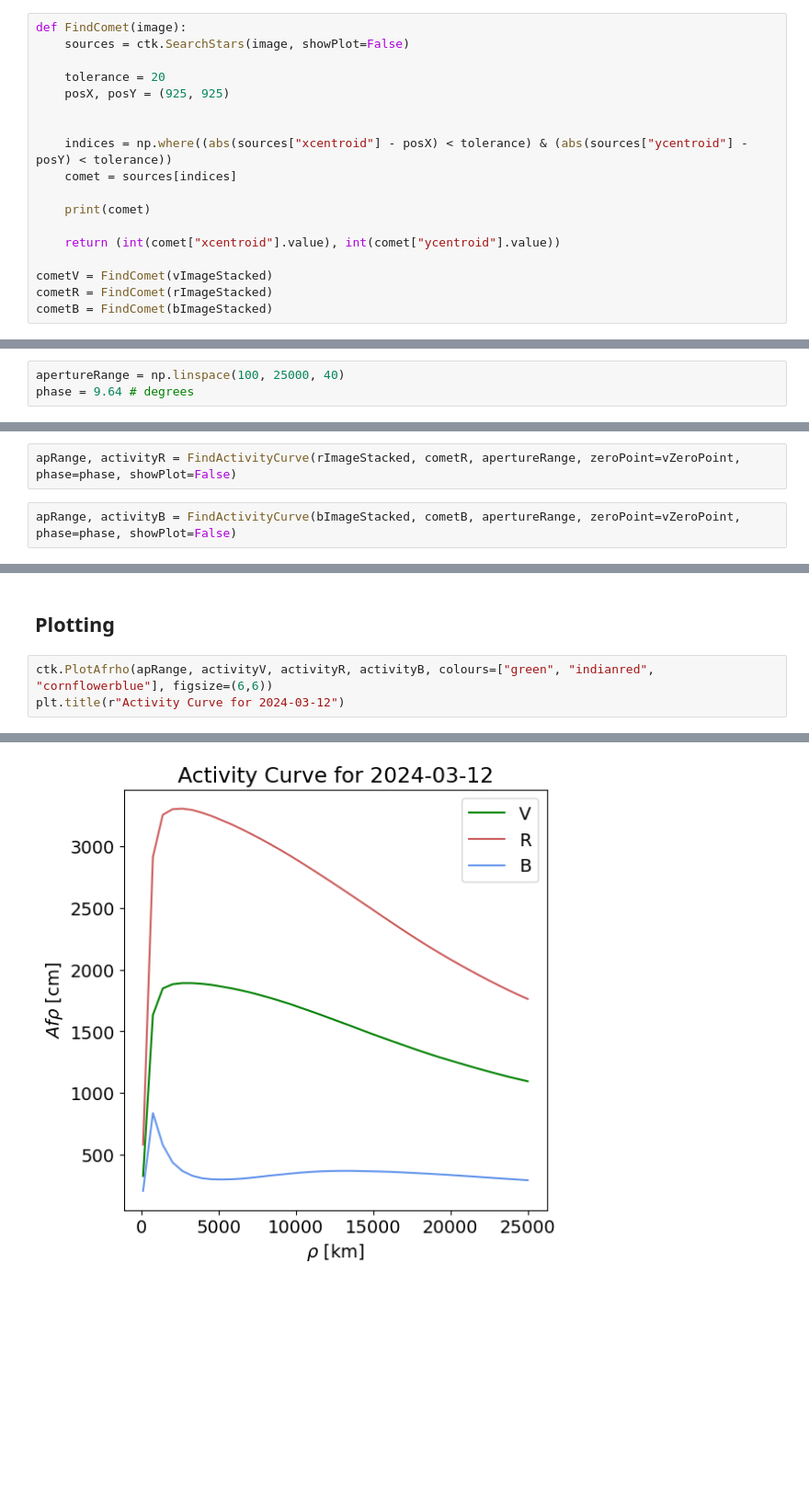
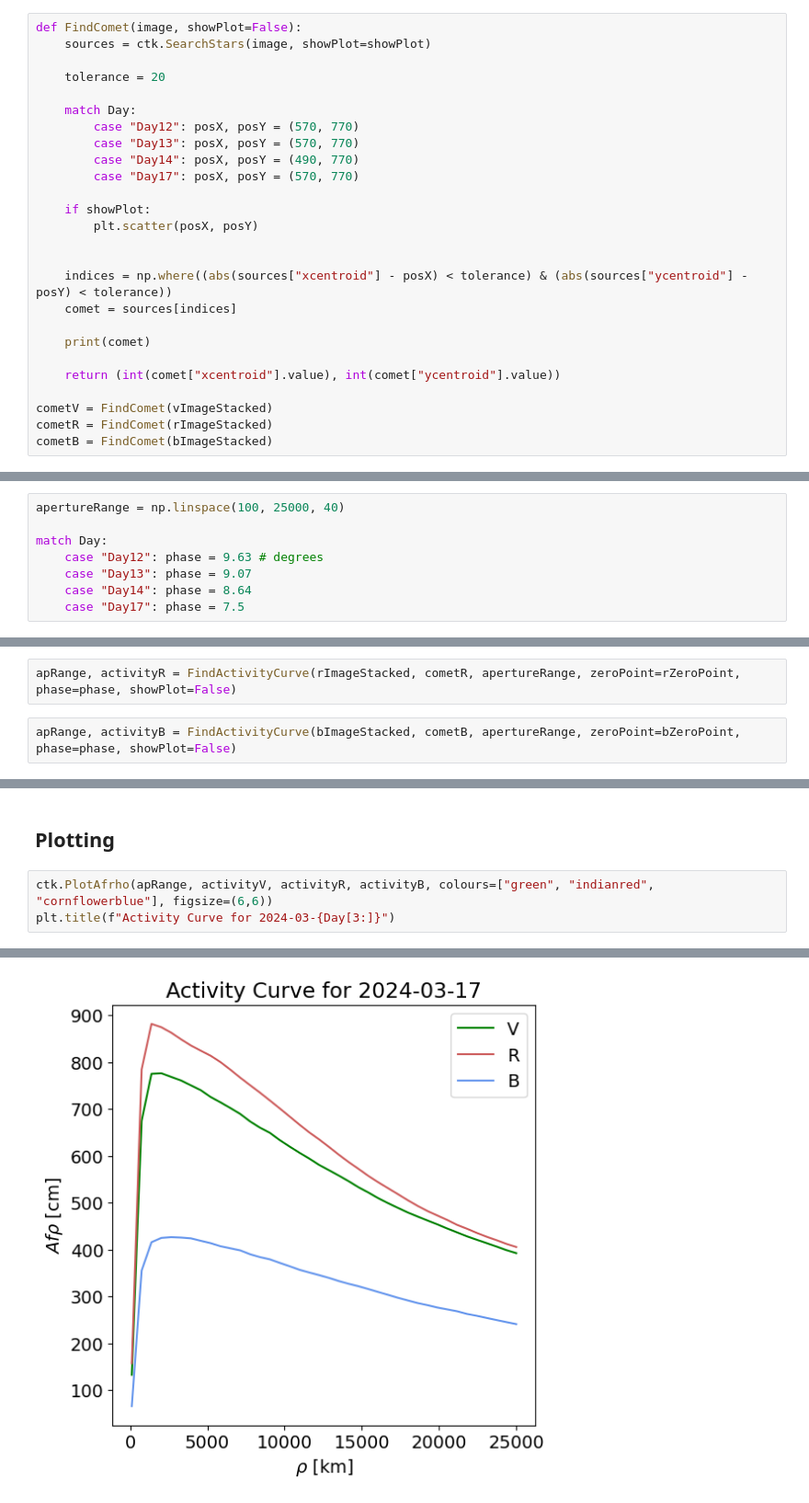
Before and after one commit to daraghhollman/Comet62P-Tsuchinshan, a Jupyter notebook: NewScripts/aperturePhotometry.ipynb, the cells around one changed output, grey strips where cells are left out. Shown at 92% size. Saved outputs shown, nothing was run; the diff lists cells and outputs as text; blank space fills up the shorter version.

Commit message:
Finalised activity routines

```diff
--- a/NewScripts/aperturePhotometry.ipynb
+++ b/NewScripts/aperturePhotometry.ipynb
@@ -101,9 +138,17 @@ bImageStacked = ctk.GetImage("../DataProducts/bStacked.fits")
 # %%
-def FindComet(image):
-    sources = ctk.SearchStars(image, showPlot=False)
+def FindComet(image, showPlot=False):
+    sources = ctk.SearchStars(image, showPlot=showPlot)
 
     tolerance = 20
-    posX, posY = (925, 925)
+
+    match Day:
+        case "Day12": posX, posY = (570, 770)
+        case "Day13": posX, posY = (570, 770)
+        case "Day14": posX, posY = (490, 770)
+        case "Day17": posX, posY = (570, 770)
+
+    if showPlot:
+        plt.scatter(posX, posY)
 
 
     indices = np.where((abs(sources["xcentroid"] - posX) < tolerance) & (abs(sources["ycentroid"] - posY) < tolerance))
@@ -184,13 +229,18 @@ def FindActivityCurve(image, comet, apertureRangeKm, zeroPoint, phase, showPlot=
     return [apertureRangeKm, activity]
 # %%
 apertureRange = np.linspace(100, 25000, 40)
-phase = 9.64 # degrees
+
+match Day:
+    case "Day12": phase = 9.63 # degrees
+    case "Day13": phase = 9.07
+    case "Day14": phase = 8.64
+    case "Day17": phase = 7.5
 # %%
 apRange, activityV = FindActivityCurve(vImageStacked, cometV, apertureRange, zeroPoint=vZeroPoint, phase=phase, showPlot=False)
 # %%
-apRange, activityR = FindActivityCurve(rImageStacked, cometR, apertureRange, zeroPoint=vZeroPoint, phase=phase, showPlot=False)
+apRange, activityR = FindActivityCurve(rImageStacked, cometR, apertureRange, zeroPoint=rZeroPoint, phase=phase, showPlot=False)
 # %%
-apRange, activityB = FindActivityCurve(bImageStacked, cometB, apertureRange, zeroPoint=vZeroPoint, phase=phase, showPlot=False)
+apRange, activityB = FindActivityCurve(bImageStacked, cometB, apertureRange, zeroPoint=bZeroPoint, phase=phase, showPlot=False)
 # %%
 def SaveActivityData(outputPath, apertureRange, activityV, activityR, activityB):
 
@@ -203,5 +253,5 @@ SaveActivityData("../DataProducts/Activity/day12", apRange, activityV, activityR
 ## Plotting
 # %%
 ctk.PlotAfrho(apRange, activityV, activityR, activityB, colours=["green", "indianred", "cornflowerblue"], figsize=(6,6))
-plt.title(r"Activity Curve for 2024-03-12")
+plt.title(f"Activity Curve for 2024-03-{Day[3:]}")
 # %% [output]
@@ -209 +259 @@ Text(0.5, 1.0, 'Activity Curve for 2024-03-12')
-[figure, old version]
+[figure, new version]
```
Also changed, not shown: parts of 13 cells of this notebook, 1 other file.
